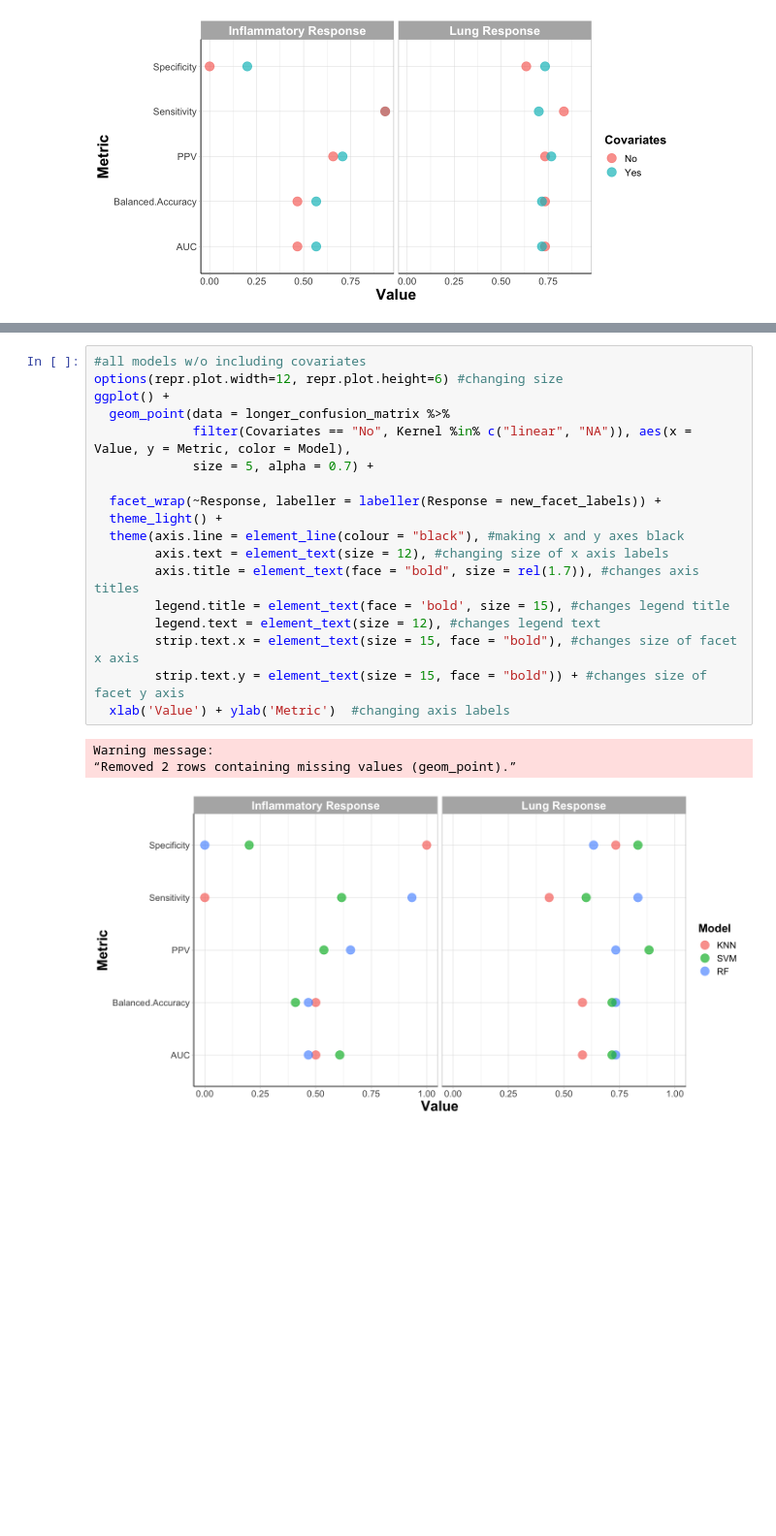
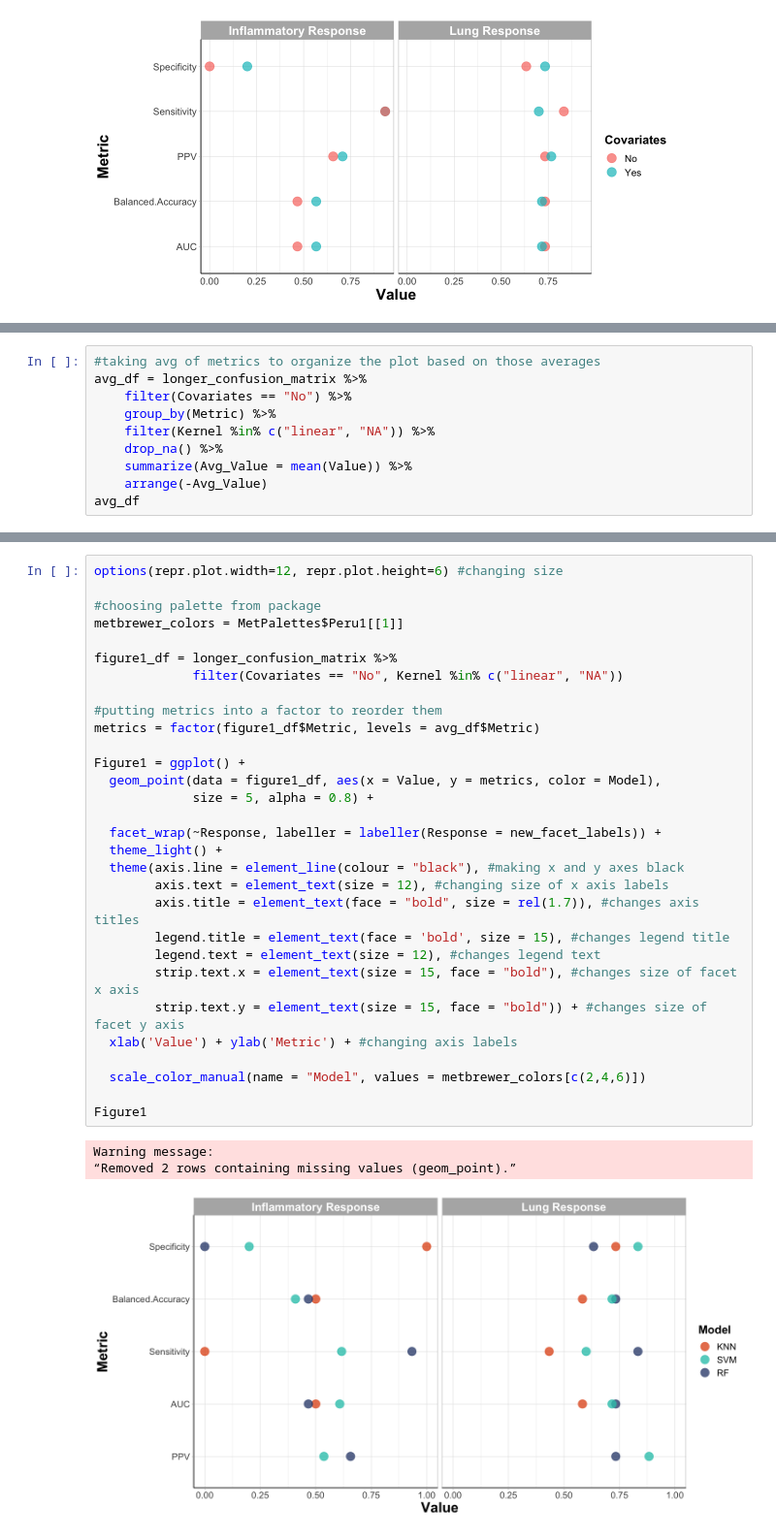
Before and after one commit to UNC-CEMALB/Ozone-exposure-is-associated-with-alterations-in-lung-and-systemic-sterol-profiles-in-healthy-and-as, a Jupyter notebook: 3. ML Visualization/Confusion Matrix Figure.ipynb, the cells around one changed output, grey strips where cells are left out. Shown at 97% size. Cells and saved outputs as stored; diff of their text form; blank space fills up the shorter version.

```diff
--- a/3. ML Visualization/Confusion Matrix Figure.ipynb
+++ b/3. ML Visualization/Confusion Matrix Figure.ipynb
@@ -78,0 +85,10 @@ ggplot() +
+# %%
+#taking avg of metrics to organize the plot based on those averages
+avg_df = longer_confusion_matrix %>%
+    filter(Covariates == "No") %>%
+    group_by(Metric) %>%
+    filter(Kernel %in% c("linear", "NA")) %>%
+    drop_na() %>%
+    summarize(Avg_Value = mean(Value)) %>%
+    arrange(-Avg_Value)
+avg_df
@@ -79,22 +104,34 @@ ggplot() +
 # %%
-#all models w/o including covariates
 options(repr.plot.width=12, repr.plot.height=6) #changing size
-ggplot() +
-  geom_point(data = longer_confusion_matrix %>%
-             filter(Covariates == "No", Kernel %in% c("linear", "NA")), aes(x = Value, y = Metric, color = Model),
-             size = 5, alpha = 0.7) +
+
+#choosing palette from package
+metbrewer_colors = MetPalettes$Peru1[[1]]
+
+figure1_df = longer_confusion_matrix %>%
+             filter(Covariates == "No", Kernel %in% c("linear", "NA"))
+
+#putting metrics into a factor to reorder them
+metrics = factor(figure1_df$Metric, levels = avg_df$Metric)
+
+Figure1 = ggplot() +
+  geom_point(data = figure1_df, aes(x = Value, y = metrics, color = Model),
+             size = 5, alpha = 0.8) +
 
   facet_wrap(~Response, labeller = labeller(Response = new_facet_labels)) +
   theme_light() +
   theme(axis.line = element_line(colour = "black"), #making x and y axes black
         axis.text = element_text(size = 12), #changing size of x axis labels
         axis.title = element_text(face = "bold", size = rel(1.7)), #changes axis titles
         legend.title = element_text(face = 'bold', size = 15), #changes legend title
         legend.text = element_text(size = 12), #changes legend text
         strip.text.x = element_text(size = 15, face = "bold"), #changes size of facet x axis
         strip.text.y = element_text(size = 15, face = "bold")) + #changes size of facet y axis
-  xlab('Value') + ylab('Metric')  #changing axis labels
+  xlab('Value') + ylab('Metric') + #changing axis labels
+
+  scale_color_manual(name = "Model", values = metbrewer_colors[c(2,4,6)])
+
+Figure1
 # %% [output]
 Warning message:
 “Removed 2 rows containing missing values (geom_point).”
-[figure, old version]
+[figure, new version]
```
Also changed, not shown: parts of 6 cells of this notebook, 1 other file.
